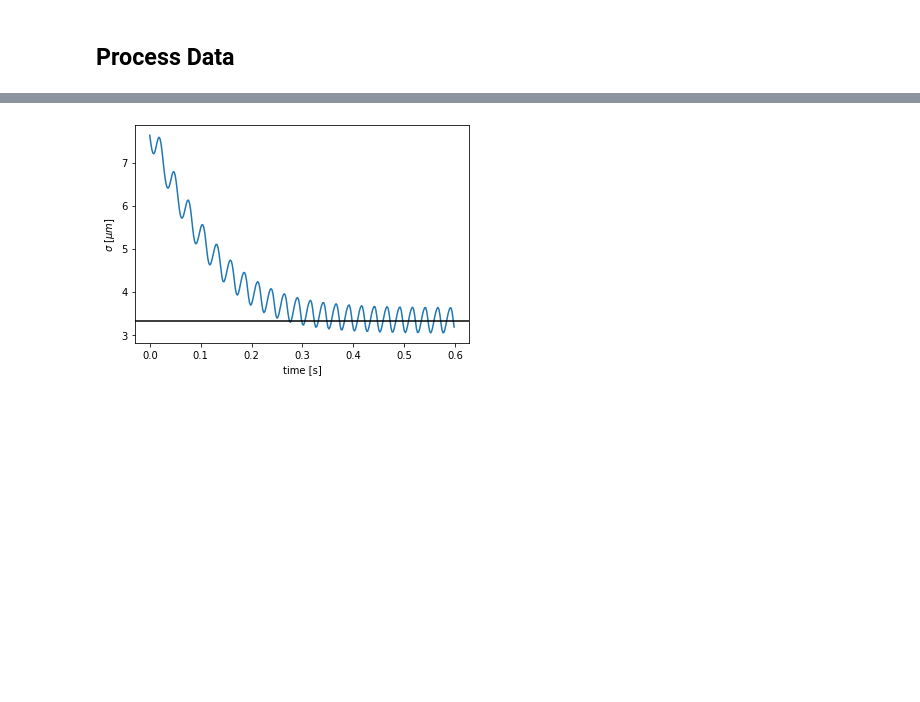
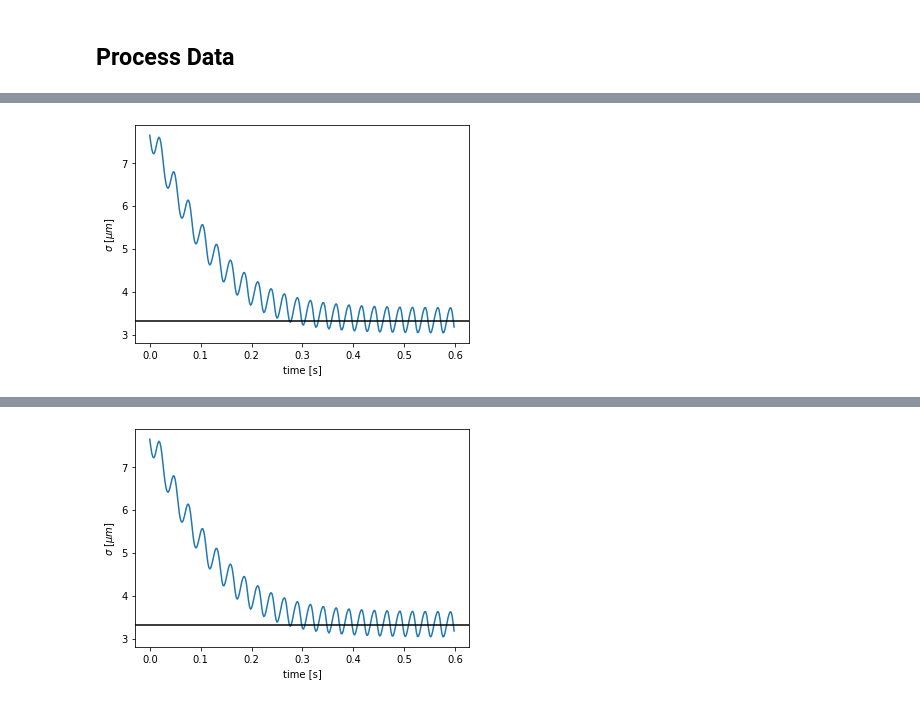
Before and after one commit to biswaroopmukherjee/condensate, a Jupyter notebook: notebooks/Hall strip.ipynb, the cells around one changed output, grey strips where cells are left out. Cells and saved outputs as stored; diff of their text form; code cells hidden in the pictures; blank space fills up the shorter version.

```diff
--- a/notebooks/Hall strip.ipynb
+++ b/notebooks/Hall strip.ipynb
@@ -173,0 +192,10 @@ gs.head()
+# %%
+
+widths = np.array([abs(r[4][2]) for r in gs.itertuples()])
+plt.plot(gs['time'], 1e6*widths)
+plt.axhline(1e6*lb/np.sqrt(2),c='k')
+plt.xlabel('time [s]')
+plt.ylabel(r'$\sigma$ [$\mu m$]')
+plt.savefig('figures/rotini1d/widths.png')
+# %% [output]
+[figure, added]
```
Also changed, not shown: parts of 9 cells of this notebook, 3 other files.
